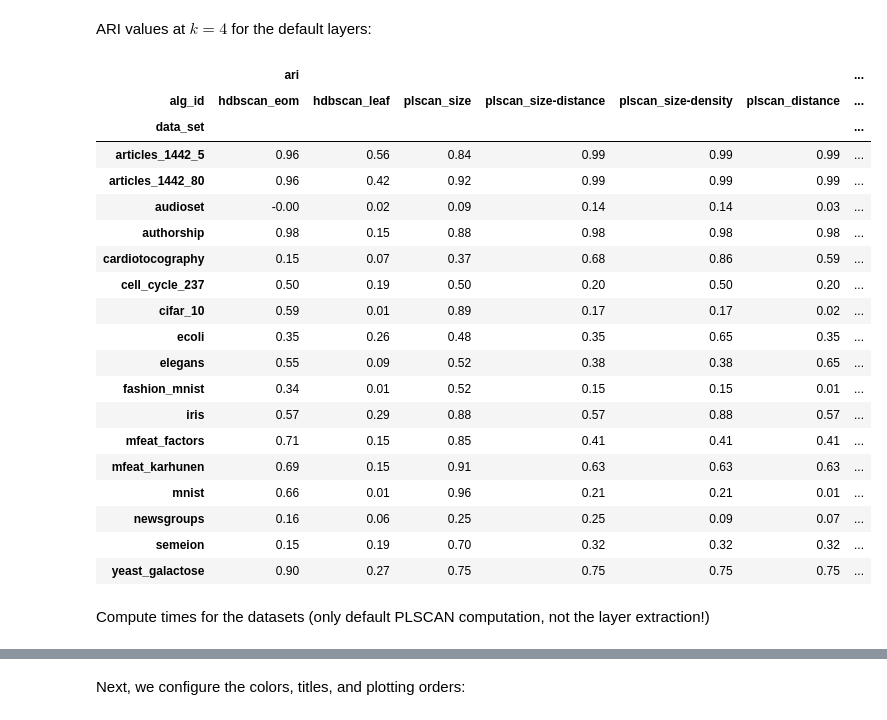
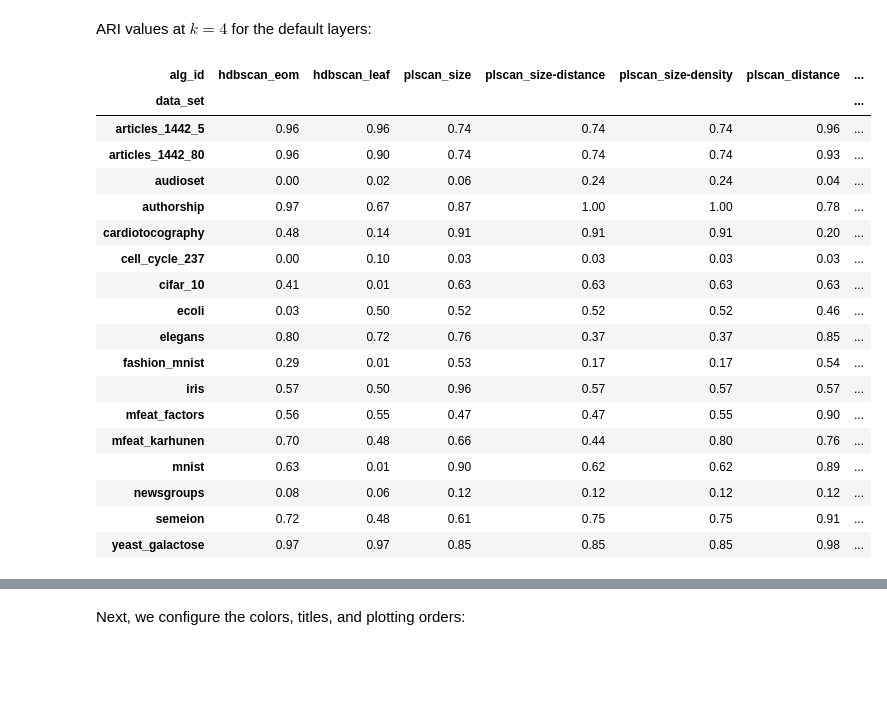
Before and after one commit to JelmerBot/fast_plscan, a Jupyter notebook: docs/demo_parameter_sensitivity.ipynb, the cells around one changed output, grey strips where cells are left out. Cells and saved outputs as stored; diff of their text form; code cells hidden in the pictures; blank space fills up the shorter version.

```diff
--- a/docs/demo_parameter_sensitivity.ipynb
+++ b/docs/demo_parameter_sensitivity.ipynb
@@ -447,41 +489,40 @@ df_top.groupby(["data_set", "alg_id"]).apply(
 # %% [markdown]
 ARI values at $k=4$ for the default layers:
 # %%
-tab = (
-    df_top.query("k==4")
-    .pivot(index="data_set", columns="alg_id", values=["ari"])
-    .round(2)
-)
 columns = [
     "hdbscan_eom",
     "hdbscan_leaf",
     "plscan_size",
     "plscan_size-distance",
     "plscan_size-density",
     "plscan_distance",
     "plscan_density",
 ]
-tab[[("ari", c) for c in columns]]
+
+tab = (
+    df_top.query("k == 4")
+    .pivot(index="data_set", columns="alg_id", values="ari")
+    .round(2)
+)
+
+tab[columns]
 # %% [output]
-|  | ari |  |  |  |  |  | ... |
 | alg_id | hdbscan_eom | hdbscan_leaf | plscan_size | plscan_size-distance | plscan_size-density | plscan_distance | ... |
 | data_set |  |  |  |  |  |  | ... |
-| articles_1442_5 | 0.96 | 0.56 | 0.84 | 0.99 | 0.99 | 0.99 | ... |
-| articles_1442_80 | 0.96 | 0.42 | 0.92 | 0.99 | 0.99 | 0.99 | ... |
-| audioset | -0.00 | 0.02 | 0.09 | 0.14 | 0.14 | 0.03 | ... |
-| authorship | 0.98 | 0.15 | 0.88 | 0.98 | 0.98 | 0.98 | ... |
-| cardiotocography | 0.15 | 0.07 | 0.37 | 0.68 | 0.86 | 0.59 | ... |
-| cell_cycle_237 | 0.50 | 0.19 | 0.50 | 0.20 | 0.50 | 0.20 | ... |
-| cifar_10 | 0.59 | 0.01 | 0.89 | 0.17 | 0.17 | 0.02 | ... |
-| ecoli | 0.35 | 0.26 | 0.48 | 0.35 | 0.65 | 0.35 | ... |
-| elegans | 0.55 | 0.09 | 0.52 | 0.38 | 0.38 | 0.65 | ... |
-| fashion_mnist | 0.34 | 0.01 | 0.52 | 0.15 | 0.15 | 0.01 | ... |
-| iris | 0.57 | 0.29 | 0.88 | 0.57 | 0.88 | 0.57 | ... |
-| mfeat_factors | 0.71 | 0.15 | 0.85 | 0.41 | 0.41 | 0.41 | ... |
-| mfeat_karhunen | 0.69 | 0.15 | 0.91 | 0.63 | 0.63 | 0.63 | ... |
-| mnist | 0.66 | 0.01 | 0.96 | 0.21 | 0.21 | 0.01 | ... |
-| newsgroups | 0.16 | 0.06 | 0.25 | 0.25 | 0.09 | 0.07 | ... |
-| semeion | 0.15 | 0.19 | 0.70 | 0.32 | 0.32 | 0.32 | ... |
-| yeast_galactose | 0.90 | 0.27 | 0.75 | 0.75 | 0.75 | 0.75 | ... |
+| articles_1442_5 | 0.96 | 0.96 | 0.74 | 0.74 | 0.74 | 0.96 | ... |
+| articles_1442_80 | 0.96 | 0.90 | 0.74 | 0.74 | 0.74 | 0.93 | ... |
+| audioset | 0.00 | 0.02 | 0.06 | 0.24 | 0.24 | 0.04 | ... |
+| authorship | 0.97 | 0.67 | 0.87 | 1.00 | 1.00 | 0.78 | ... |
+| cardiotocography | 0.48 | 0.14 | 0.91 | 0.91 | 0.91 | 0.20 | ... |
+| cell_cycle_237 | 0.00 | 0.10 | 0.03 | 0.03 | 0.03 | 0.03 | ... |
+| cifar_10 | 0.41 | 0.01 | 0.63 | 0.63 | 0.63 | 0.63 | ... |
+| ecoli | 0.03 | 0.50 | 0.52 | 0.52 | 0.52 | 0.46 | ... |
+| elegans | 0.80 | 0.72 | 0.76 | 0.37 | 0.37 | 0.85 | ... |
+| fashion_mnist | 0.29 | 0.01 | 0.53 | 0.17 | 0.17 | 0.54 | ... |
+| iris | 0.57 | 0.50 | 0.96 | 0.57 | 0.57 | 0.57 | ... |
+| mfeat_factors | 0.56 | 0.55 | 0.47 | 0.47 | 0.55 | 0.90 | ... |
+| mfeat_karhunen | 0.70 | 0.48 | 0.66 | 0.44 | 0.80 | 0.76 | ... |
+| mnist | 0.63 | 0.01 | 0.90 | 0.62 | 0.62 | 0.89 | ... |
+| newsgroups | 0.08 | 0.06 | 0.12 | 0.12 | 0.12 | 0.12 | ... |
+| semeion | 0.72 | 0.48 | 0.61 | 0.75 | 0.75 | 0.91 | ... |
+| yeast_galactose | 0.97 | 0.97 | 0.85 | 0.85 | 0.85 | 0.98 | ... |
-# %% [markdown]
-Compute times for the datasets (only default PLSCAN computation, not the layer extraction!)
```
Also changed, not shown: parts of 24 cells of this notebook, 37 other files.
